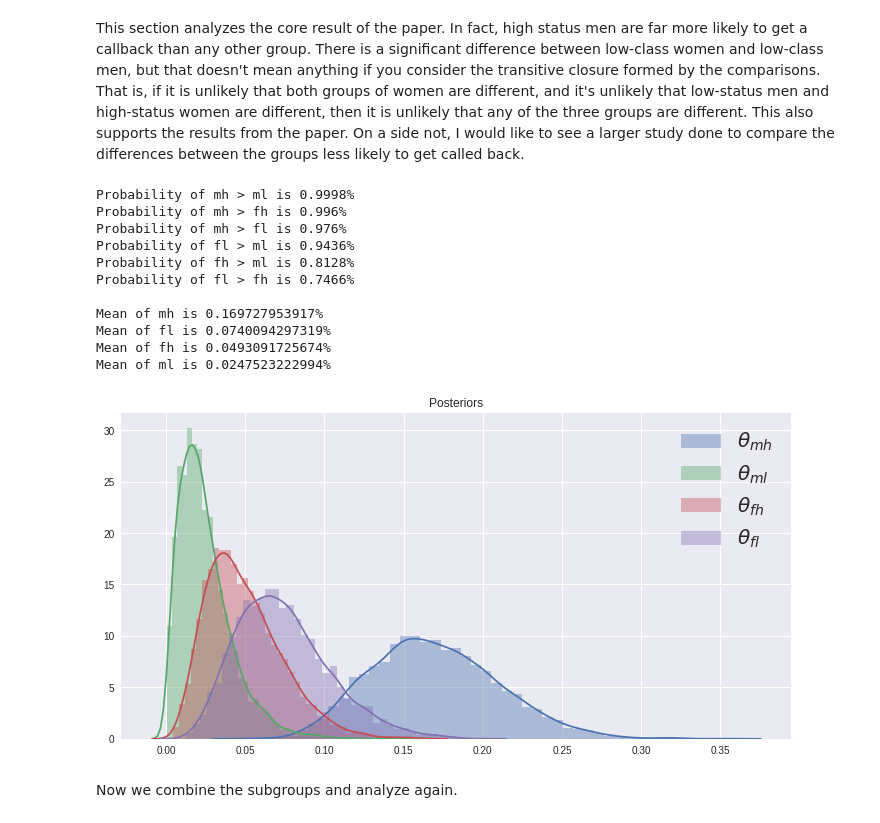
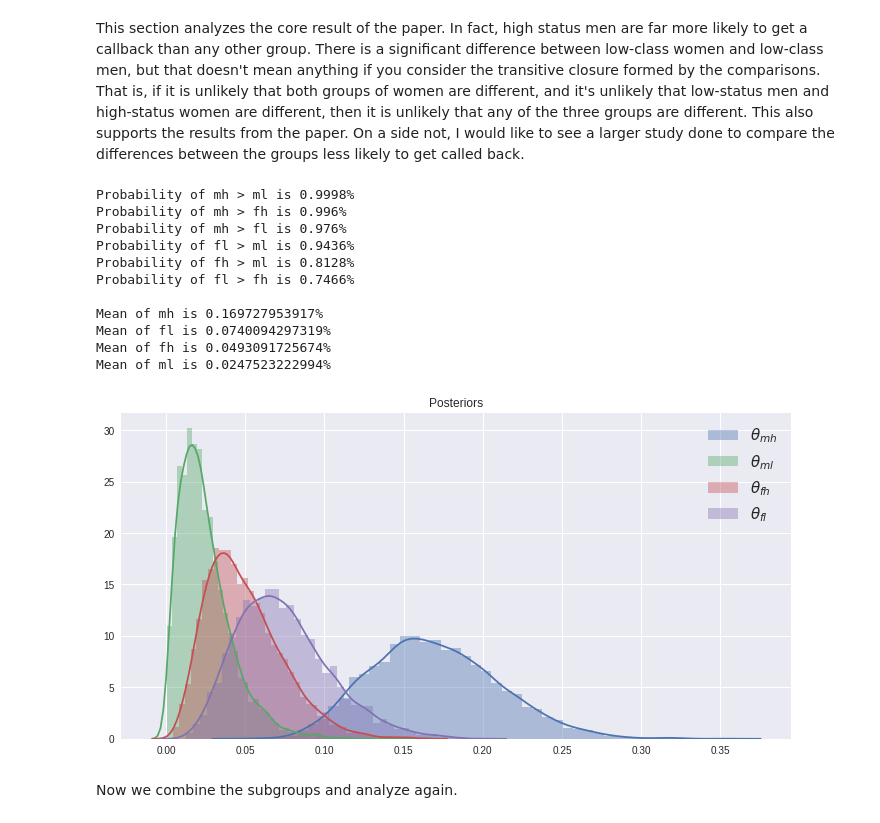
Before and after one commit to dmonroe85/gender_class_hiring, a Jupyter notebook: gender_class_hiring.ipynb, the cells around one changed output. Cells and saved outputs as stored; diff of their text form; code cells hidden in the pictures.

```diff
--- a/gender_class_hiring.ipynb
+++ b/gender_class_hiring.ipynb
@@ -78,35 +78,35 @@ This section analyzes the core result of the paper.  In fact, high status men ar
 sns.distplot(theta_mh, label=r'$\theta_{mh}$')
 sns.distplot(theta_ml, label=r'$\theta_{ml}$')
 sns.distplot(theta_fh, label=r'$\theta_{fh}$')
 sns.distplot(theta_fl, label=r'$\theta_{fl}$')
-plt.legend(prop={'size': 20})
+plt.legend(prop={'size': 15})
 plt.title('Posteriors')
 
 print('Probability of mh > ml is %s%%' % np.mean(theta_mh > theta_ml))
 print('Probability of mh > fh is %s%%' % np.mean(theta_mh > theta_fh))
 print('Probability of mh > fl is %s%%' % np.mean(theta_mh > theta_fl))
 print('Probability of fl > ml is %s%%' % np.mean(theta_fl > theta_ml))
 print('Probability of fh > ml is %s%%' % np.mean(theta_fh > theta_ml))
 print('Probability of fl > fh is %s%%' % np.mean(theta_fl > theta_fh))
 print("")
 
 print("Mean of mh is %s%%" % np.mean(theta_mh))
 print("Mean of fl is %s%%" % np.mean(theta_fl))
 print("Mean of fh is %s%%" % np.mean(theta_fh))
 print("Mean of ml is %s%%" % np.mean(theta_ml))
 # %% [output]
 Probability of mh > ml is 0.9998%
 Probability of mh > fh is 0.996%
 Probability of mh > fl is 0.976%
 Probability of fl > ml is 0.9436%
 Probability of fh > ml is 0.8128%
 Probability of fl > fh is 0.7466%
 
 Mean of mh is 0.169727953917%
 Mean of fl is 0.0740094297319%
 Mean of fh is 0.0493091725674%
 Mean of ml is 0.0247523222994%
-[figure, old version]
+[figure, new version]
 # %% [markdown]
 Now we combine the subgroups and analyze again.
 # %%
```
Also changed, not shown: parts of 2 cells of this notebook.
